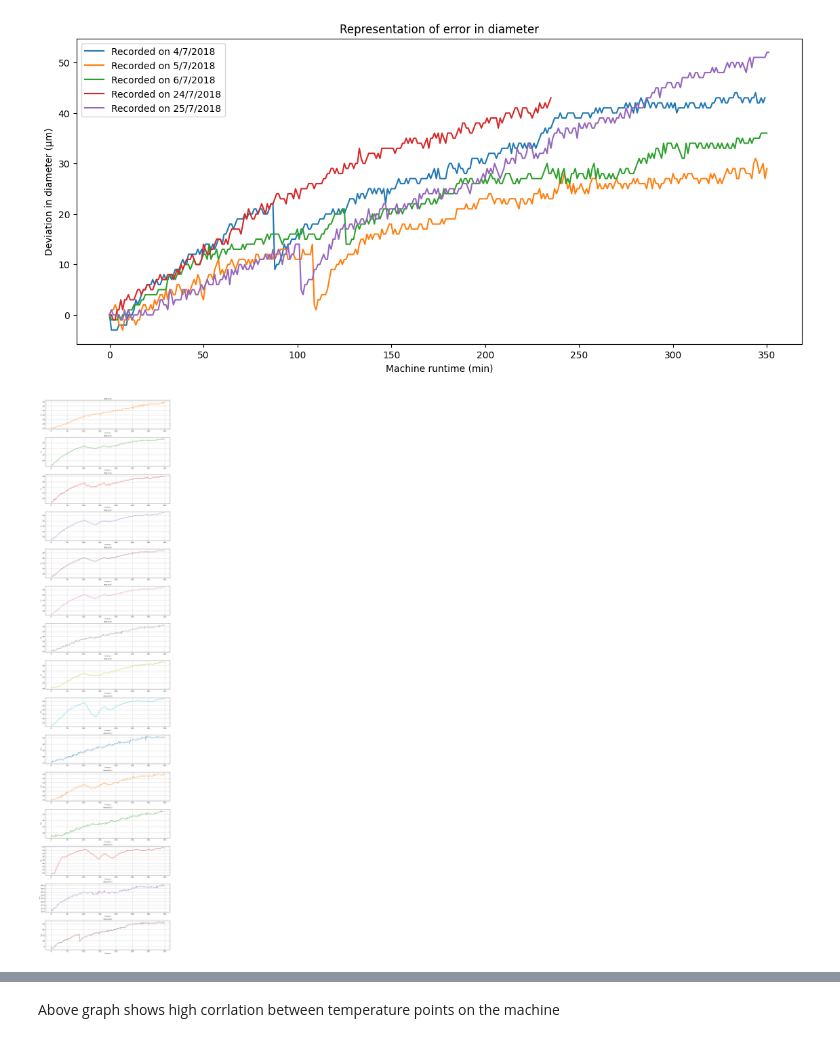
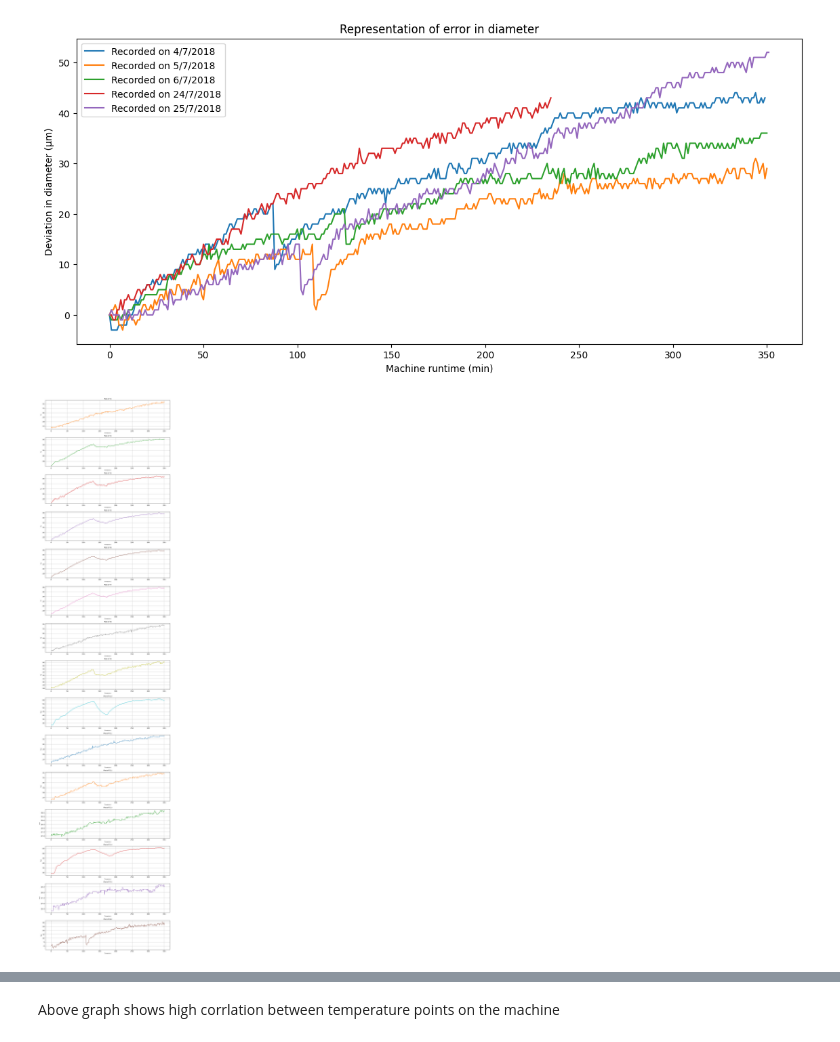
Before and after one commit to Im-Alam/OptimizationAlgo, a Jupyter notebook: data_analytics.ipynb, the cells around one changed output, grey strips where cells are left out. Drawn from its saved outputs; the diff is of its cells as text; code cells hidden in the pictures.

```diff
--- a/data_analytics.ipynb
+++ b/data_analytics.ipynb
@@ -80,18 +80,18 @@ plt.show()
 [figure]
 # %%
 plt.figure(figsize=(12, 50))
-df = data7
+df = data8
 # Create subplots for each column except the index (e.g., Date)
 for idx, column in enumerate(df.columns[1:], start=1):
     plt.subplot(len(df.columns) - 1, 1, idx)
     plt.plot(df[column], label=column, color=f'C{idx}')  # Use C{idx} for automatic color cycling
 
     plt.title(f"Plot of {column}", fontsize=10)
     plt.xlabel("Time(min)", fontsize=8)
     # plt.sharex()
     plt.ylabel(column, fontsize=8)
     plt.tight_layout()
     plt.grid(True)
 # %% [output]
-[figure, old version]
+[figure, new version]
 # %%
```
Also changed, not shown: parts of 2 cells of this notebook, 15 other files.
